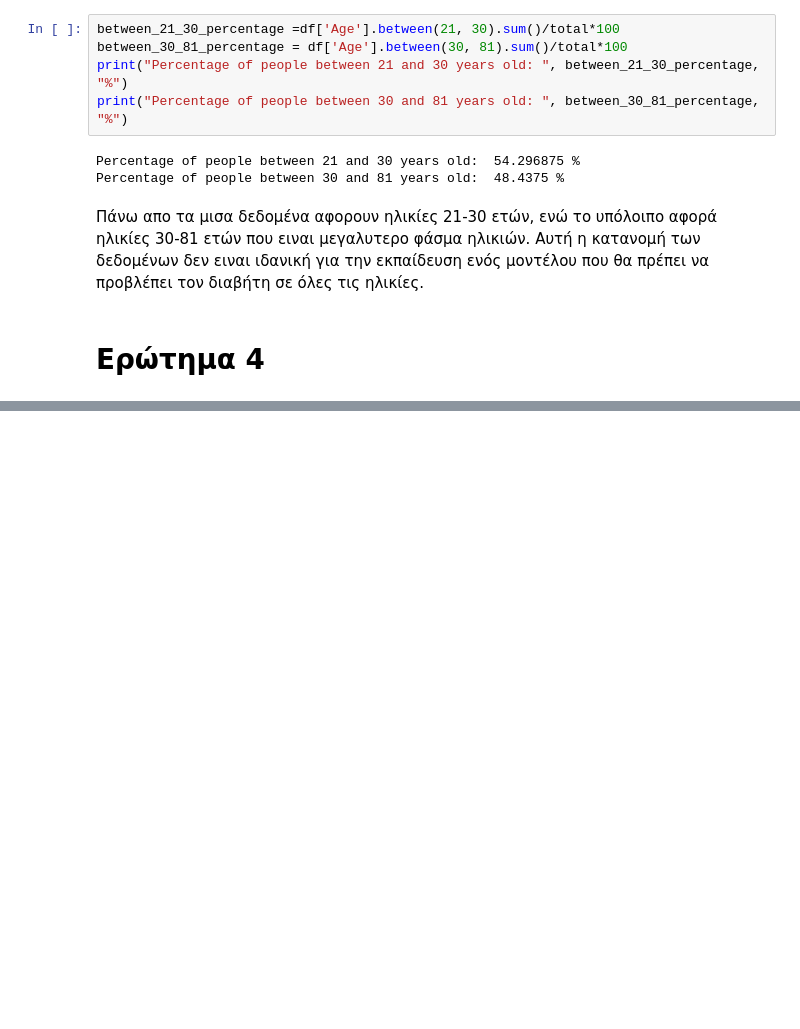
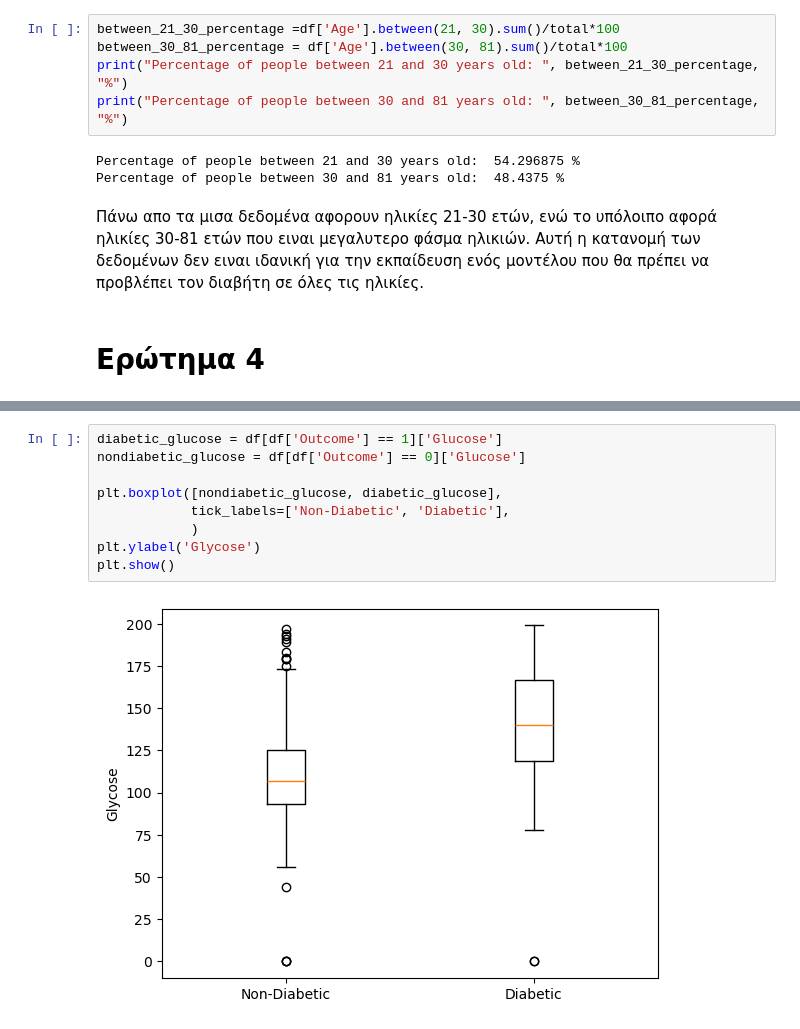
Before and after one commit to thanasisxan/AI-101-Machine-Learning, a Jupyter notebook: Excercise-1/diabetes-prediction-1.ipynb, the cells around one changed output, grey strips where cells are left out. Saved outputs shown, nothing was run; the diff lists cells and outputs as text; blank space fills up the shorter version.

```diff
--- a/Excercise-1/diabetes-prediction-1.ipynb
+++ b/Excercise-1/diabetes-prediction-1.ipynb
@@ -96,0 +96,11 @@ Percentage of people between 30 and 81 years old:  48.4375 %
+# %%
+diabetic_glucose = df[df['Outcome'] == 1]['Glucose']
+nondiabetic_glucose = df[df['Outcome'] == 0]['Glucose']
+
+plt.boxplot([nondiabetic_glucose, diabetic_glucose],
+            tick_labels=['Non-Diabetic', 'Diabetic'],
+            )
+plt.ylabel('Glycose')
+plt.show()
+# %% [output]
+[figure, added]
```
Also changed, not shown: parts of 3 cells of this notebook.
